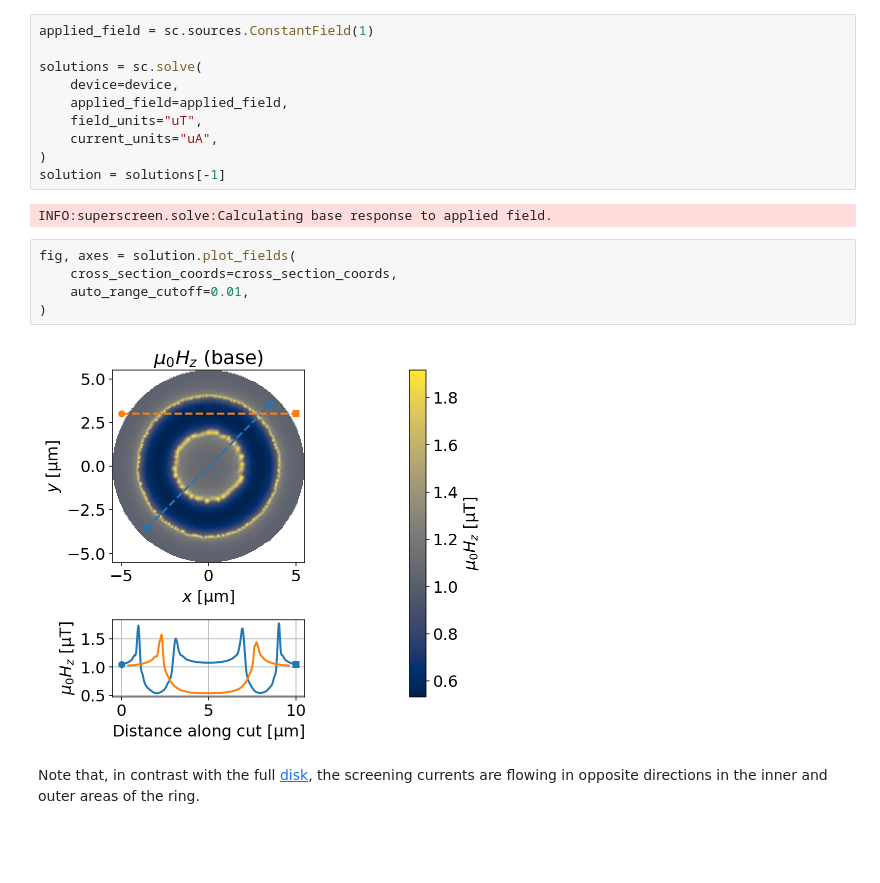
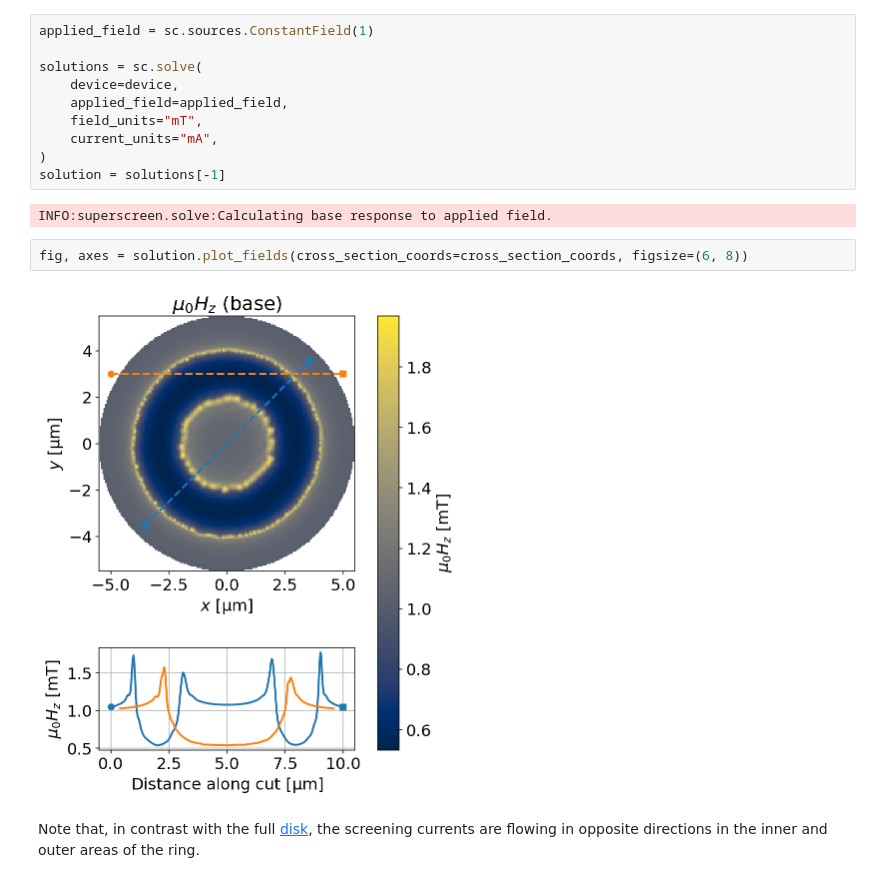
Before and after one commit to loganbvh/superscreen, a Jupyter notebook: docs/notebooks/quickstart.ipynb, the cells around one changed output. Cells and saved outputs as stored; diff of their text form; blank space fills up the shorter version.

```diff
--- a/docs/notebooks/quickstart.ipynb
+++ b/docs/notebooks/quickstart.ipynb
@@ -177,19 +175,16 @@ applied_field = sc.sources.ConstantField(1)
 solutions = sc.solve(
     device=device,
     applied_field=applied_field,
-    field_units="uT",
-    current_units="uA",
+    field_units="mT",
+    current_units="mA",
 )
 solution = solutions[-1]
 # %% [output]
 INFO:superscreen.solve:Calculating base response to applied field.
 # %%
-fig, axes = solution.plot_fields(
-    cross_section_coords=cross_section_coords,
-    auto_range_cutoff=0.01,
-)
+fig, axes = solution.plot_fields(cross_section_coords=cross_section_coords, figsize=(6, 8))
 # %% [output]
-[figure, old version]
+[figure, new version]
 # %% [markdown]
 Note that, in contrast with the full [disk](#Superconducting-disk), the screening currents are flowing in opposite directions in the inner and outer areas of the ring.
 # %%
```
Also changed, not shown: parts of 26 cells of this notebook.
